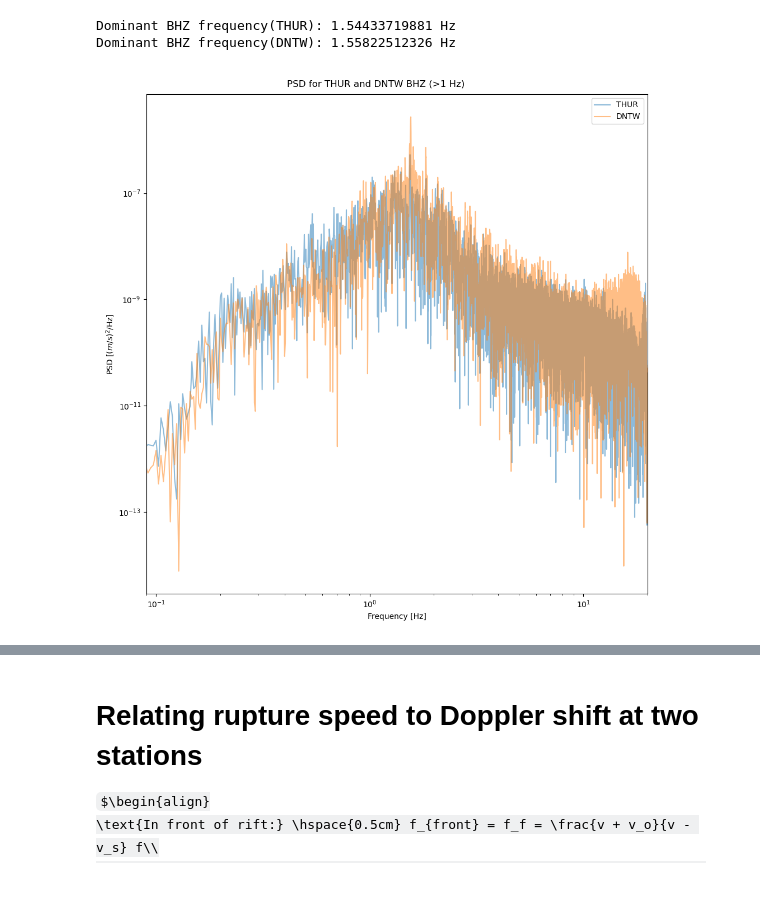
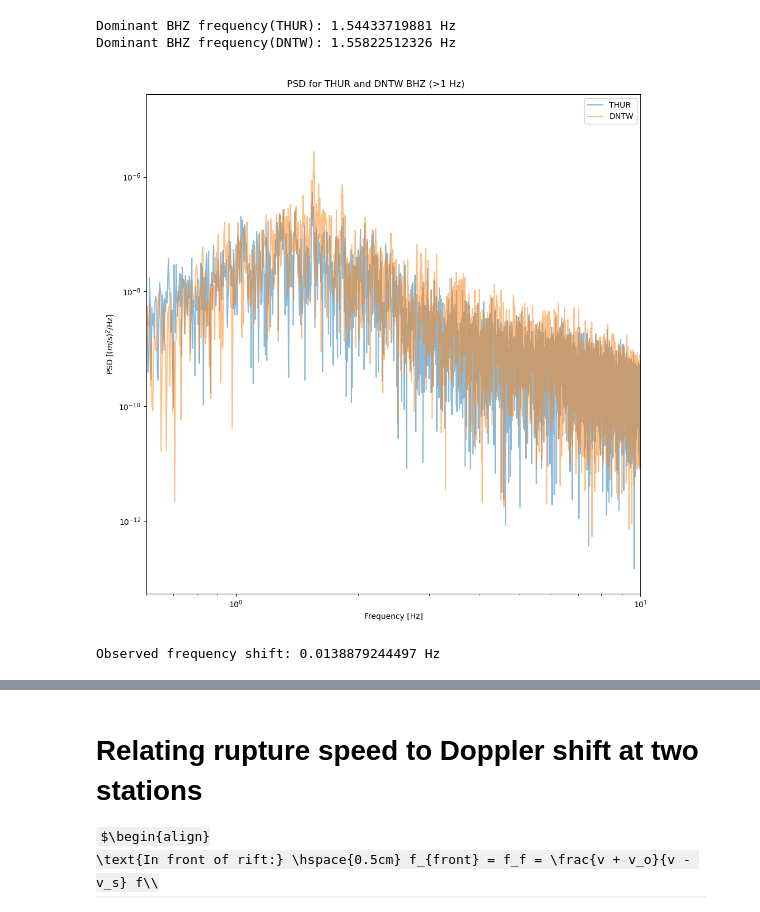
Before and after one commit to stepholinger/may_9, a Jupyter notebook: regional_recordings.ipynb, the cells around one changed output, grey strips where cells are left out. Drawn from its saved outputs; the diff is of its cells as text; code cells hidden in the pictures; some formulas as TeX source.

```diff
--- a/regional_recordings.ipynb
+++ b/regional_recordings.ipynb
@@ -141,39 +136,55 @@ Make periodogram of signal at THUR and DNTW
 # select station and component
 stations = ["THUR","DNTW"]
 channel = "BHZ"
+method = "fft"
 
 # read and preprocess data
 st = obspy.read("data/MSEED/may_9_event_regional_velocity_1000s.MSEED")
 low_cut = 1
-st.filter("highpass",freq=low_cut)
+high_cut = 10
+st.filter("bandpass",freqmin=low_cut,freqmax=high_cut)
 st.taper(max_percentage=0.01,max_length=20)
 st.trim(starttime=obspy.UTCDateTime(2012,5,9,18,3),endtime=obspy.UTCDateTime(2012,5,9,18,9))
 
 # make plot of spectra
 fig, ax = plt.subplots(1,figsize=(10,10))
+characteristic_freqs = []
+spectra_list = []
 for i in range(len(stations)):
     data = st.select(station=stations[i],channel=channel)[0].data
-    spectra = abs(np.fft.rfft(data))
-    f = np.fft.fftfreq(len(data), d=1/st[0].stats.sampling_rate)
-    power = np.square(spectra)
-    psd = power/(f[1]-f[0])
-    env = np.abs(scipy.signal.hilbert(psd))
+    if method == "fft":
+        spectra = abs(np.fft.rfft(data))
+        f = np.fft.fftfreq(len(data), d=1/st[0].stats.sampling_rate)
+        f = f[:len(f)//2+1]
+        power = np.square(spectra)
+        psd = power/(f[1]-f[0])
+        ax.plot(f,psd,label=stations[i],alpha=0.5)
 
-    ax.plot(f[:len(f)//2+1],psd,label=stations[i],alpha=0.5)
+    elif method == "welch":
+        f,psd=scipy.signal.welch(data,fs=st[0].stats.sampling_rate,nperseg=2000,noverlap=1)
+        ax.plot(f,psd,label=stations[i],linewidth=2)
     ax.set_xscale('log')
     ax.set_yscale('log')
     ax.set_xlabel('Frequency [Hz]')
     ax.set_ylabel('PSD [$(m/s)^2$/Hz]')
-    ax.set_xlim([0.09,20])
+    ax.set_xlim([0.6,10])
+    above_low_cut = [f>low_cut]
+    below_high_cut = [f<high_cut]
+    in_band = np.logical_and(above_low_cut,below_high_cut)[0]
+    ax.set_ylim([np.min(psd[in_band]/10),np.max(psd[in_band])*10])
+    spectra_list.append(psd)
 
     # report dominant period
+    characteristic_freqs.append(f[np.argmax(psd)])
     print("Dominant " + channel + " frequency(" + stations[i] + "): " + str(f[np.argmax(psd)]) + " Hz")
 
 ax.legend()
 plt.suptitle("PSD for " + stations[0] + " and " + stations[1] + " " + channel + " (>" + str(low_cut)+" Hz)")
 plt.tight_layout()
 plt.show()
+print("Observed frequency shift: " + str(np.diff(characteristic_freqs)[0]) + " Hz")
 # %% [output]
 Dominant BHZ frequency(THUR): 1.54433719881 Hz
 Dominant BHZ frequency(DNTW): 1.55822512326 Hz
-[figure, old version]
+[figure, new version]
+Observed frequency shift: 0.0138879244497 Hz
```
Also changed, not shown: parts of 6 cells of this notebook, 1 other file.
